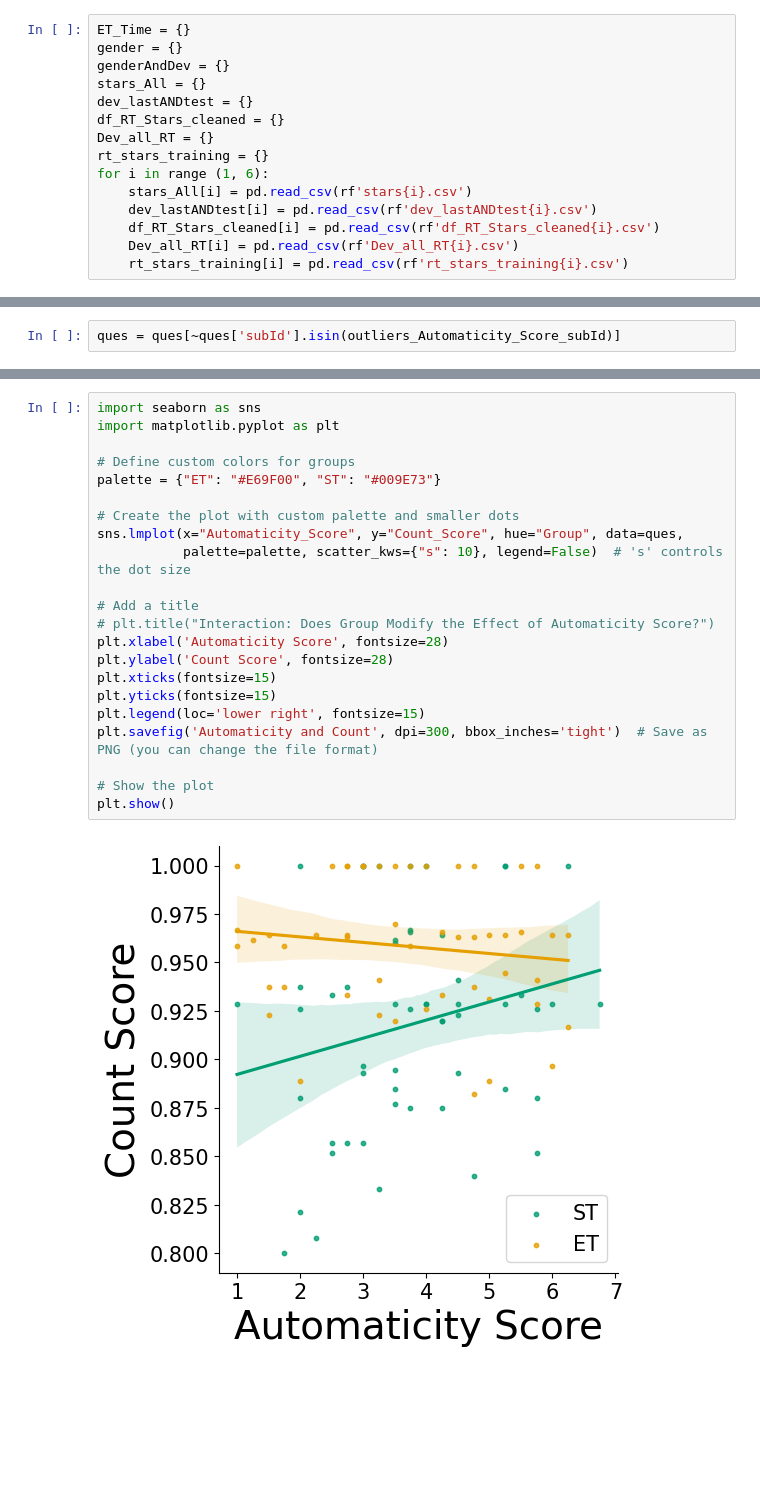
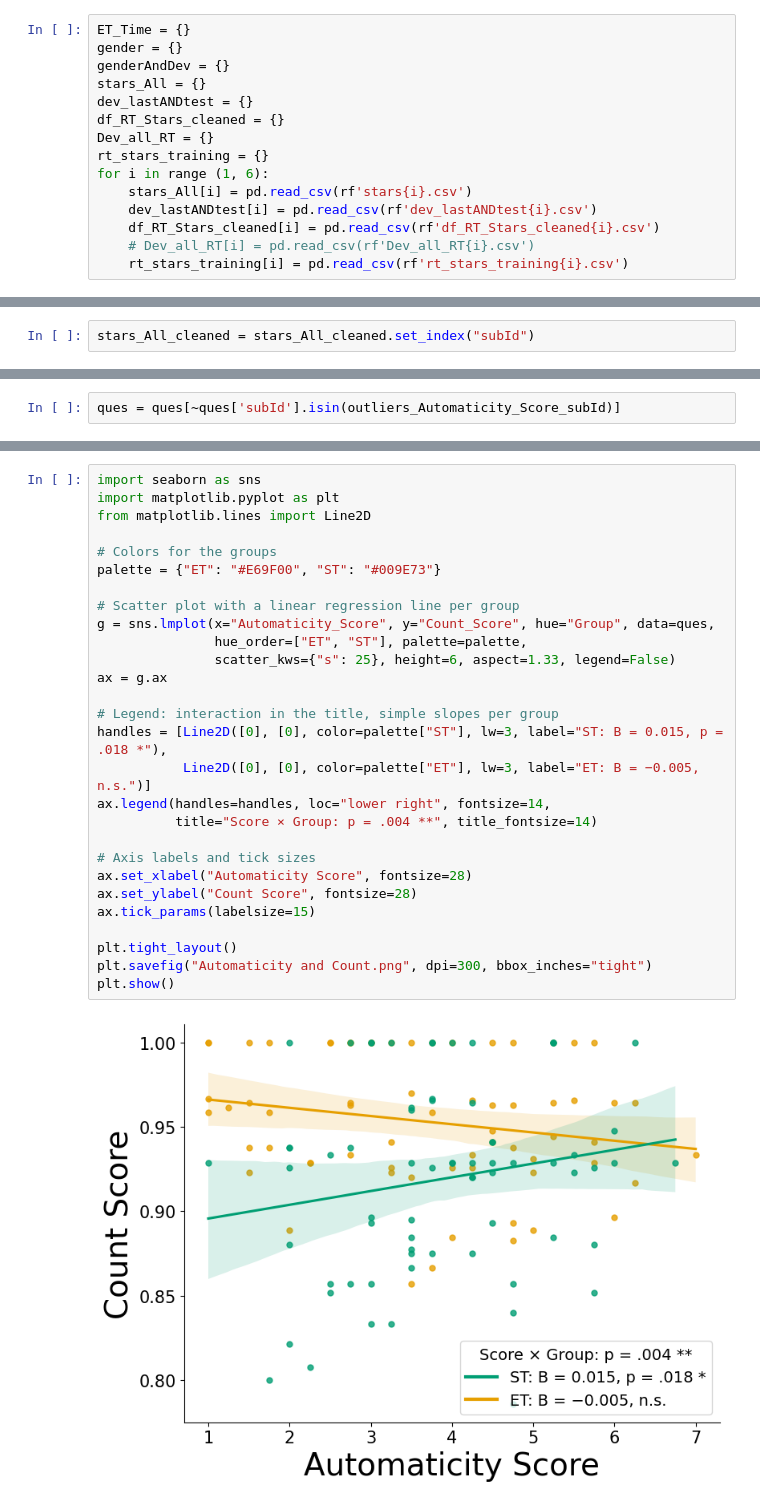
Before and after one commit to SchonbergLab/App-Experiment-Habits, a Jupyter notebook: Codes/allGroups_upload.ipynb, the cells around one changed output, grey strips where cells are left out. Cells and saved outputs as stored; diff of their text form; blank space fills up the shorter version.

```diff
--- a/Codes/allGroups_upload.ipynb
+++ b/Codes/allGroups_upload.ipynb
@@ -17,7 +17,7 @@ for i in range (1, 6):
     stars_All[i] = pd.read_csv(rf'stars{i}.csv')
     dev_lastANDtest[i] = pd.read_csv(rf'dev_lastANDtest{i}.csv')
     df_RT_Stars_cleaned[i] = pd.read_csv(rf'df_RT_Stars_cleaned{i}.csv')
-    Dev_all_RT[i] = pd.read_csv(rf'Dev_all_RT{i}.csv')
+    # Dev_all_RT[i] = pd.read_csv(rf'Dev_all_RT{i}.csv')
     rt_stars_training[i] = pd.read_csv(rf'rt_stars_training{i}.csv')
 # %%
 def find_outliers(group):
@@ -574,0 +534,2 @@ I started clicking before I realized I was doin... -0.518391
+# %%
+stars_All_cleaned = stars_All_cleaned.set_index("subId")
@@ -674,27 +656,33 @@ plt.show()
 # %%
 import seaborn as sns
 import matplotlib.pyplot as plt
+from matplotlib.lines import Line2D
 
-# Define custom colors for groups
+# Colors for the groups
 palette = {"ET": "#E69F00", "ST": "#009E73"}
 
-# Create the plot with custom palette and smaller dots
-sns.lmplot(x="Automaticity_Score", y="Count_Score", hue="Group", data=ques,
-           palette=palette, scatter_kws={"s": 10}, legend=False)  # 's' controls the dot size
+# Scatter plot with a linear regression line per group
+g = sns.lmplot(x="Automaticity_Score", y="Count_Score", hue="Group", data=ques,
+               hue_order=["ET", "ST"], palette=palette,
+               scatter_kws={"s": 25}, height=6, aspect=1.33, legend=False)
+ax = g.ax
 
-# Add a title
-# plt.title("Interaction: Does Group Modify the Effect of Automaticity Score?")
-plt.xlabel('Automaticity Score', fontsize=28)
-plt.ylabel('Count Score', fontsize=28)
-plt.xticks(fontsize=15)
-plt.yticks(fontsize=15)
-plt.legend(loc='lower right', fontsize=15)
-plt.savefig('Automaticity and Count', dpi=300, bbox_inches='tight')  # Save as PNG (you can change the file format)
+# Legend: interaction in the title, simple slopes per group
+handles = [Line2D([0], [0], color=palette["ST"], lw=3, label="ST: B = 0.015, p = .018 *"),
+           Line2D([0], [0], color=palette["ET"], lw=3, label="ET: B = −0.005, n.s.")]
+ax.legend(handles=handles, loc="lower right", fontsize=14,
+          title="Score × Group: p = .004 **", title_fontsize=14)
 
-# Show the plot
+# Axis labels and tick sizes
+ax.set_xlabel("Automaticity Score", fontsize=28)
+ax.set_ylabel("Count Score", fontsize=28)
+ax.tick_params(labelsize=15)
+
+plt.tight_layout()
+plt.savefig("Automaticity and Count.png", dpi=300, bbox_inches="tight")
 plt.show()
 # %% [output]
-[figure, old version]
+[figure, new version]
 # %%
 from scipy.stats import shapiro
 
```
Also changed, not shown: parts of 37 cells of this notebook, 2 other files.
